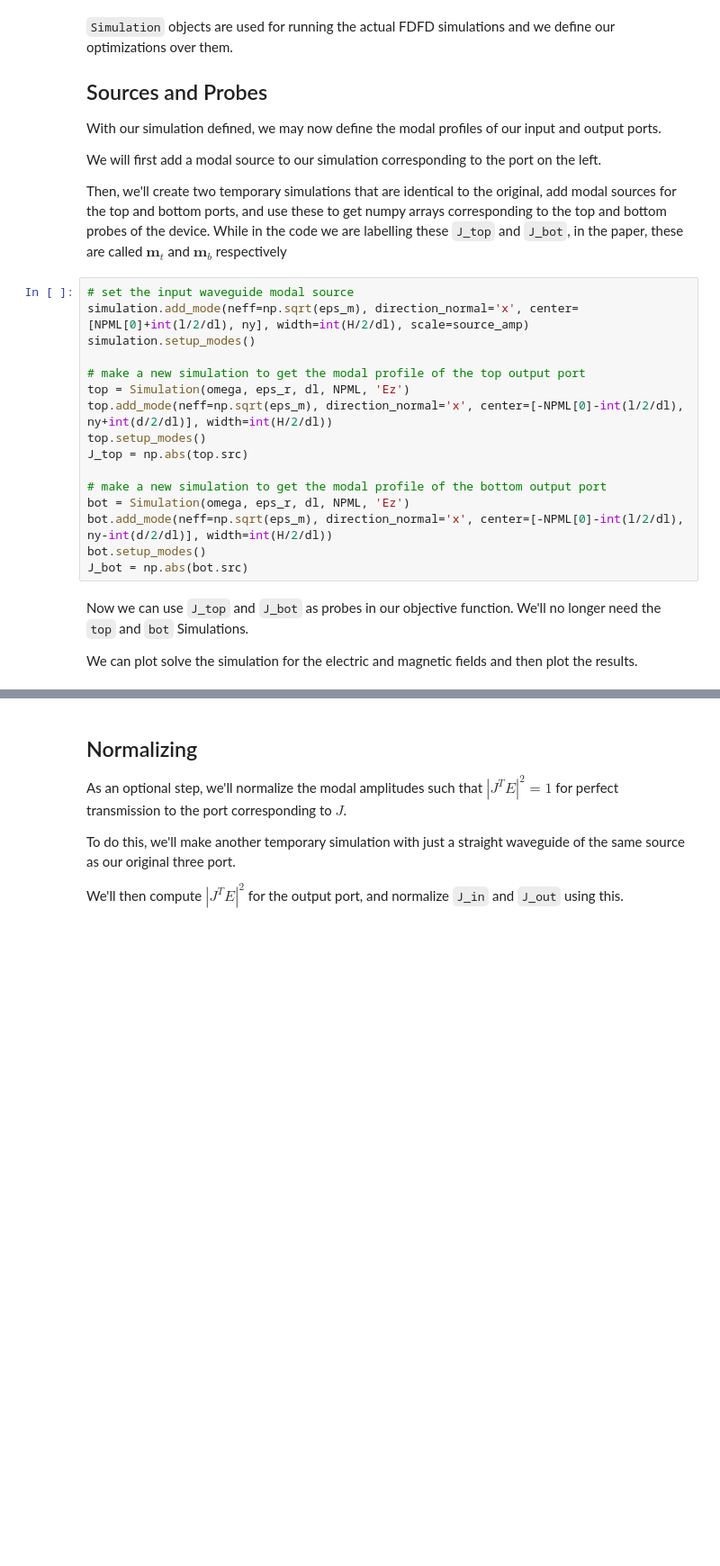
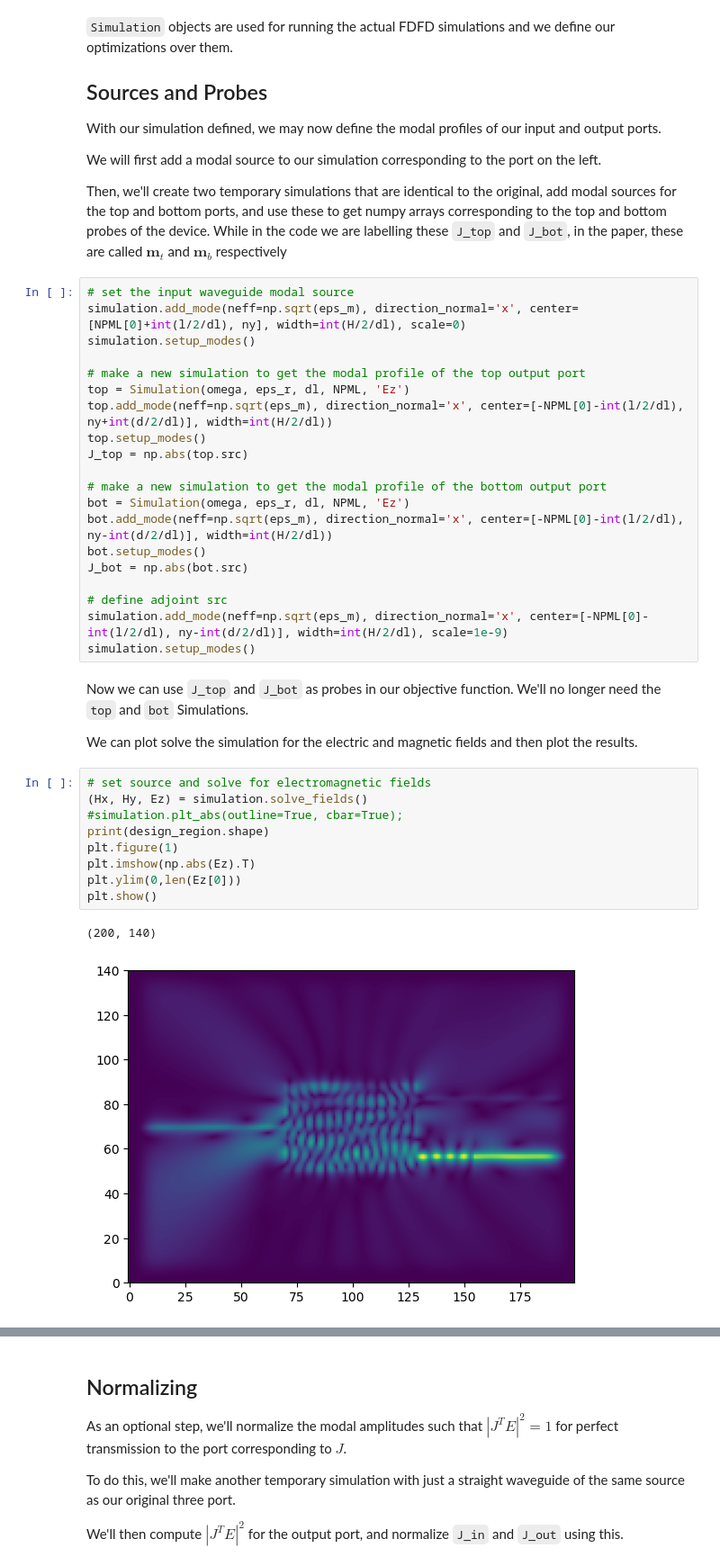
Before and after one commit to iroh-lord-of-tea/angler, a Jupyter notebook: Notebooks/Splitter.ipynb, the cells around one changed output, grey strips where cells are left out. Shown at 90% size. Saved outputs shown, nothing was run; the diff lists cells and outputs as text; blank space fills up the shorter version.

```diff
--- a/Notebooks/Splitter.ipynb
+++ b/Notebooks/Splitter.ipynb
@@ -86,7 +85,7 @@ We will first add a modal source to our simulation corresponding to the port on
 Then, we'll create two temporary simulations that are identical to the original, add modal sources for the top and bottom ports, and use these to get numpy arrays corresponding to the top and bottom probes of the device.  While in the code we are labelling these `J_top` and `J_bot`, in the paper, these are called $\mathbf{m}_{t}$ and $\mathbf{m}_b$ respectively
 # %%
 # set the input waveguide modal source
-simulation.add_mode(neff=np.sqrt(eps_m), direction_normal='x', center=[NPML[0]+int(l/2/dl), ny], width=int(H/2/dl), scale=source_amp)
+simulation.add_mode(neff=np.sqrt(eps_m), direction_normal='x', center=[NPML[0]+int(l/2/dl), ny], width=int(H/2/dl), scale=0)
 simulation.setup_modes()
 
 # make a new simulation to get the modal profile of the top output port
@@ -100,10 +99,26 @@ bot = Simulation(omega, eps_r, dl, NPML, 'Ez')
 bot.add_mode(neff=np.sqrt(eps_m), direction_normal='x', center=[-NPML[0]-int(l/2/dl), ny-int(d/2/dl)], width=int(H/2/dl))
 bot.setup_modes()
 J_bot = np.abs(bot.src)
+
+# define adjoint src
+simulation.add_mode(neff=np.sqrt(eps_m), direction_normal='x', center=[-NPML[0]-int(l/2/dl), ny-int(d/2/dl)], width=int(H/2/dl), scale=1e-9)
+simulation.setup_modes()
 # %% [markdown]
 Now we can use `J_top` and `J_bot` as probes in our objective function.  We'll no longer need the `top` and `bot` Simulations.
 
 We can plot solve the simulation for the electric and magnetic fields and then plot the results.
+# %%
+# set source and solve for electromagnetic fields
+(Hx, Hy, Ez) = simulation.solve_fields()
+#simulation.plt_abs(outline=True, cbar=True);
+print(design_region.shape)
+plt.figure(1)
+plt.imshow(np.abs(Ez).T)
+plt.ylim(0,len(Ez[0]))
+plt.show()
+# %% [output]
+(200, 140)
+[figure, added]
 # %%
 # set source and solve for electromagnetic fields
 (Hx, Hy, Ez) = simulation.solve_fields()
```
Also changed, not shown: parts of 12 cells of this notebook.
